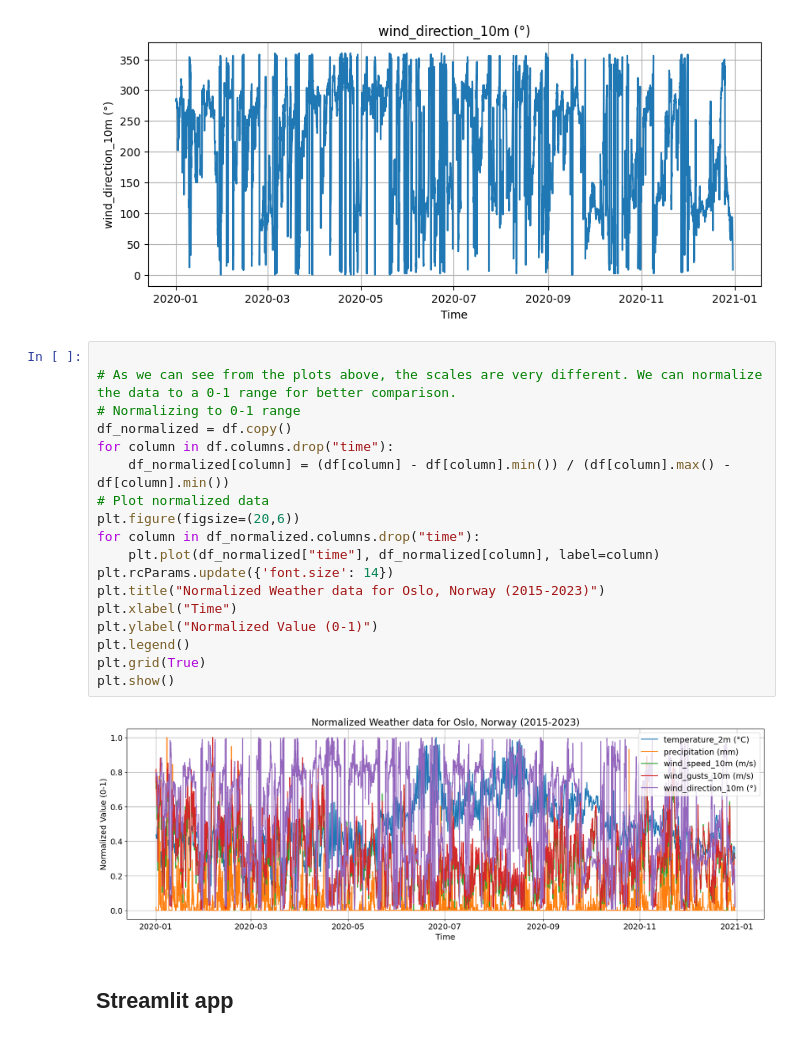
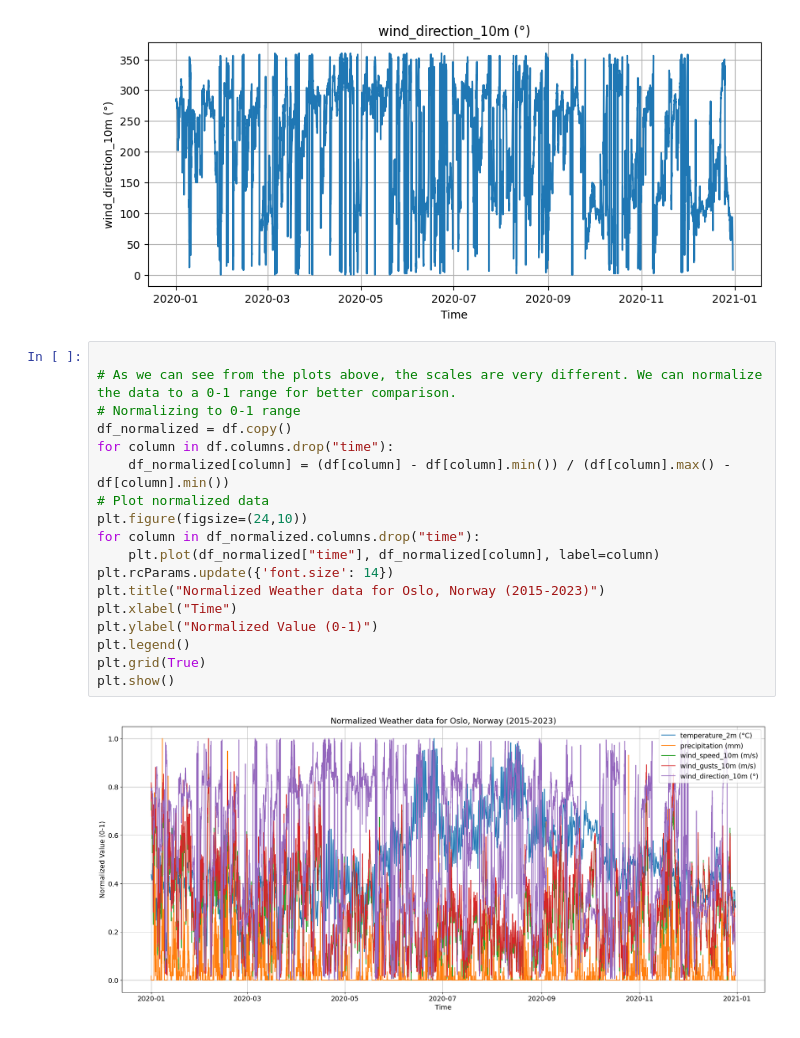
Before and after one commit to teresemyhre/IND320-tereseivesdal, a Jupyter notebook: notebook.ipynb, the cells around one changed output. Saved outputs shown, nothing was run; the diff lists cells and outputs as text.

```diff
--- a/notebook.ipynb
+++ b/notebook.ipynb
@@ -84,22 +93,20 @@ for column in df.columns.drop("time"):
 # %%
 
 # As we can see from the plots above, the scales are very different. We can normalize the data to a 0-1 range for better comparison.
 # Normalizing to 0-1 range
 df_normalized = df.copy()
 for column in df.columns.drop("time"):
     df_normalized[column] = (df[column] - df[column].min()) / (df[column].max() - df[column].min())
 # Plot normalized data
-plt.figure(figsize=(20,6))
+plt.figure(figsize=(24,10))
 for column in df_normalized.columns.drop("time"):
     plt.plot(df_normalized["time"], df_normalized[column], label=column)
 plt.rcParams.update({'font.size': 14})
 plt.title("Normalized Weather data for Oslo, Norway (2015-2023)")
 plt.xlabel("Time")
 plt.ylabel("Normalized Value (0-1)")
 plt.legend()
 plt.grid(True)
 plt.show()
 # %% [output]
-[figure, old version]
+[figure, new version]
-# %% [markdown]
-## Streamlit app
```
Also changed, not shown: parts of 6 cells of this notebook, 1 other file.
